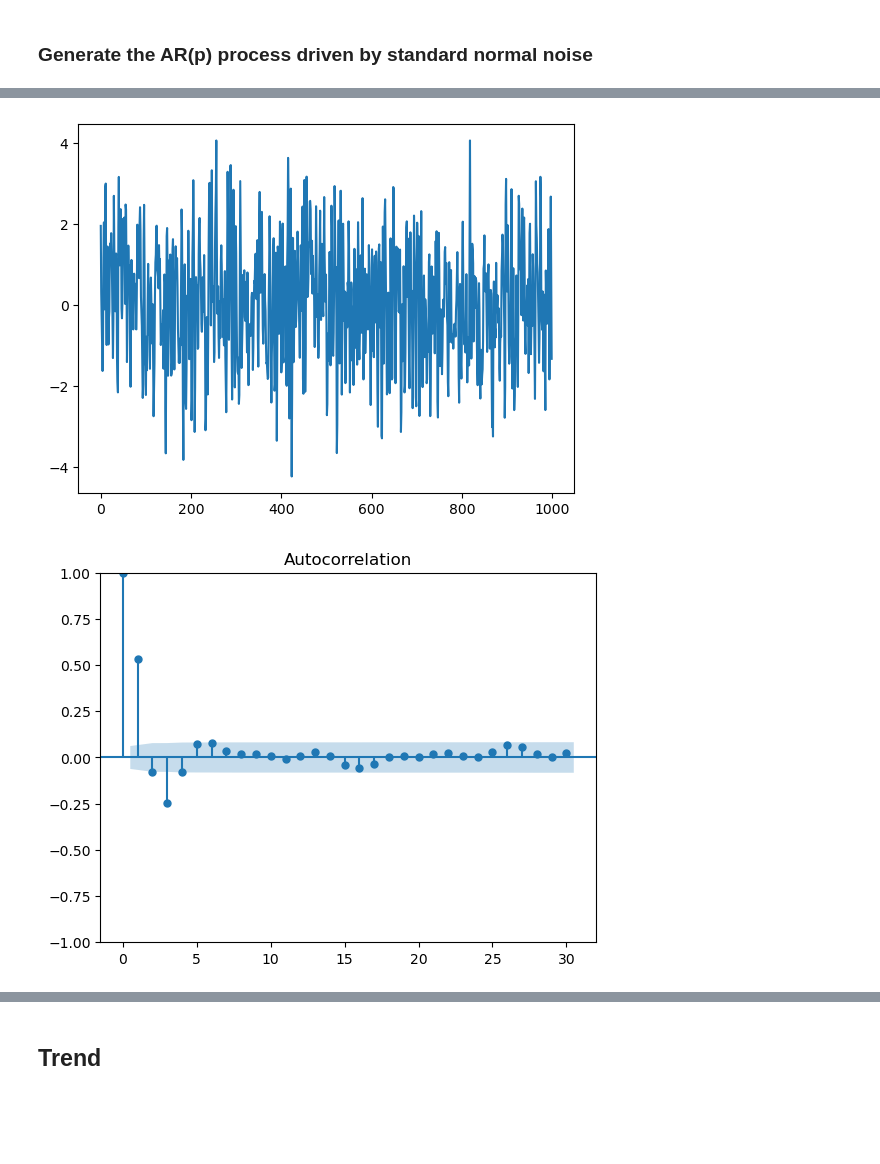
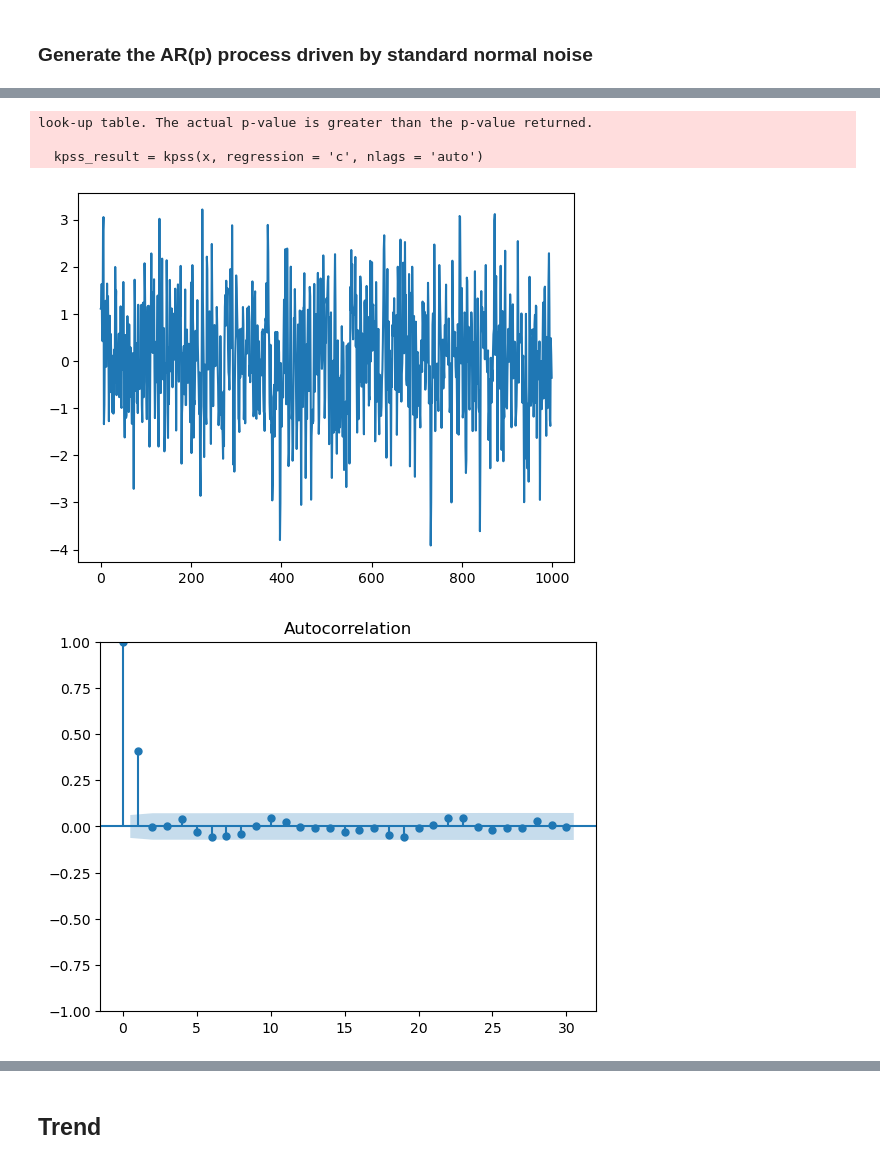
Before and after one commit to reebme/time-imputation-benchmark, a Jupyter notebook: Notebooks/01_Prepare_Data.ipynb, the cells around one changed output, grey strips where cells are left out. Cells and saved outputs as stored; diff of their text form; code cells hidden in the pictures; blank space fills up the shorter version.

```diff
--- a/Notebooks/01_Prepare_Data.ipynb
+++ b/Notebooks/01_Prepare_Data.ipynb
@@ -300,32 +174,0 @@ def vieta_brute_force(roots):
-# %%
-def calculate_vietas_coeffs(roots):
-    """
-    Computes the coefficients of a monic polynomial given its roots
-    using Vieta's formulas. For a polynomial with p roots:
-
-    (x - r1) * (x - r2) * ... * (x - rp)
-    = x^p - phi_1*x^(p-1) + phi_2*x^(p-2) - ... + (-1)^p * phi_p,
-
-    each phi_k (for k = 1, …, p) is the sum of the products
-    of all k-element combinations of the roots:
-
-    phi_k = sum (r_{i1} * r_{i2} * ... * r_{ik})
-    over all k-element subsets {i1, i2, …, ik} of {1, 2, …, p}.
-
-    By Vieta’s formulas, the coefficient of x^(p-k) is (-1)^k * phi_k.
-
-    This function computes the phi_k values using dynamic programming,
-    avoiding the exponential complexity of a brute-force approach.
-    """
-    p = len(roots)
-    # Initialize the list: phi[0] = 1, phi[1...n] = 0
-    phi = [1] + [0] * p
-
-    # Update phi for each root
-    for r in roots:
-        for j in range(p, 0, -1):
-            phi[j] -= r * phi[j-1]
-
-    # phi[k] is (-1)**k * (sum of products of k roots)
-    # Print the values for k = 1 to n (matching the original code's output)
-    return phi[1:]
@@ -400,7 +215,8 @@ from statsmodels.tsa.stattools import adfuller, kpss
 
 # Example: Generate stationary roots for AR(p)
 p = 3
-roots = generate_stationary_roots(p)
+#roots = generate_stationary_roots(p)
+roots = [0.389265, 0.0553677-0.503815j, 0.0553677+0.503815j]
 plot_roots_with_unit_circle(roots)
 #print("Generated roots:", roots)
 #print("Magnitudes of roots:", np.abs(roots))
@@ -410,6 +226,10 @@ ar_coef = np.array([-c for c in coef])
 
 if not np.all(ar_coef.imag == 0):
     print("\nCoefficient are complex.\n")
+
+print("\n")
+print(ar_coef)
+print("\n")
 
 x, noise = generate_ar_process(ar_coef.real, 1000)
 
@@ -430,10 +250,13 @@ for key, value in kpss_result[3].items():
     print(f"  {key}: {value:.4f}")
 
 plt.plot(x)
+# TODO add a title with AR formulation
 plt.show()
 
 plot_acf(x)
 plt.show()
 plot_pacf(x)
 plt.show()
+
+# TODO do tests on going from roots -> coeficients through reverse calculating roots
 # %% [output]
@@ -452,7 +278,10 @@ p-value: 0.0541
 Critical Values:
   10%: 0.3470
   5%: 0.4630
   2.5%: 0.5740
   1%: 0.7390
+look-up table. The actual p-value is greater than the p-value returned.
+
+  kpss_result = kpss(x, regression = 'c', nlags = 'auto')
-[figure, old version]
+[figure, new version]
-[figure, old version]
+[figure, new version]
```
Also changed, not shown: parts of 12 cells of this notebook, 2 other files.
